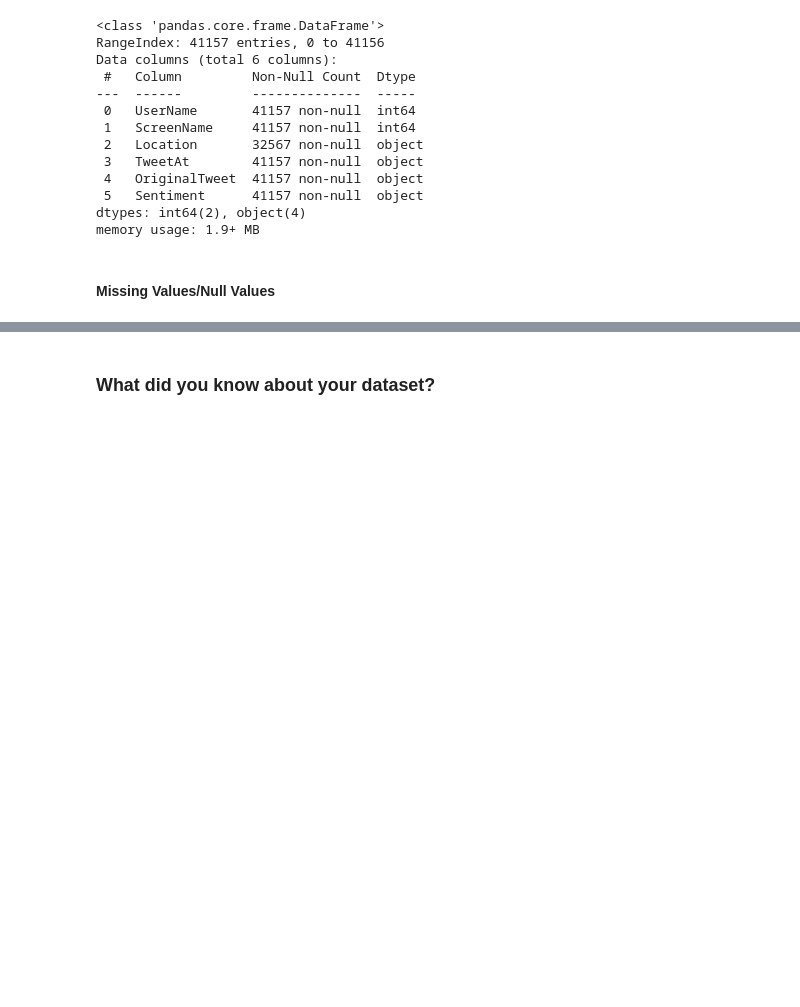
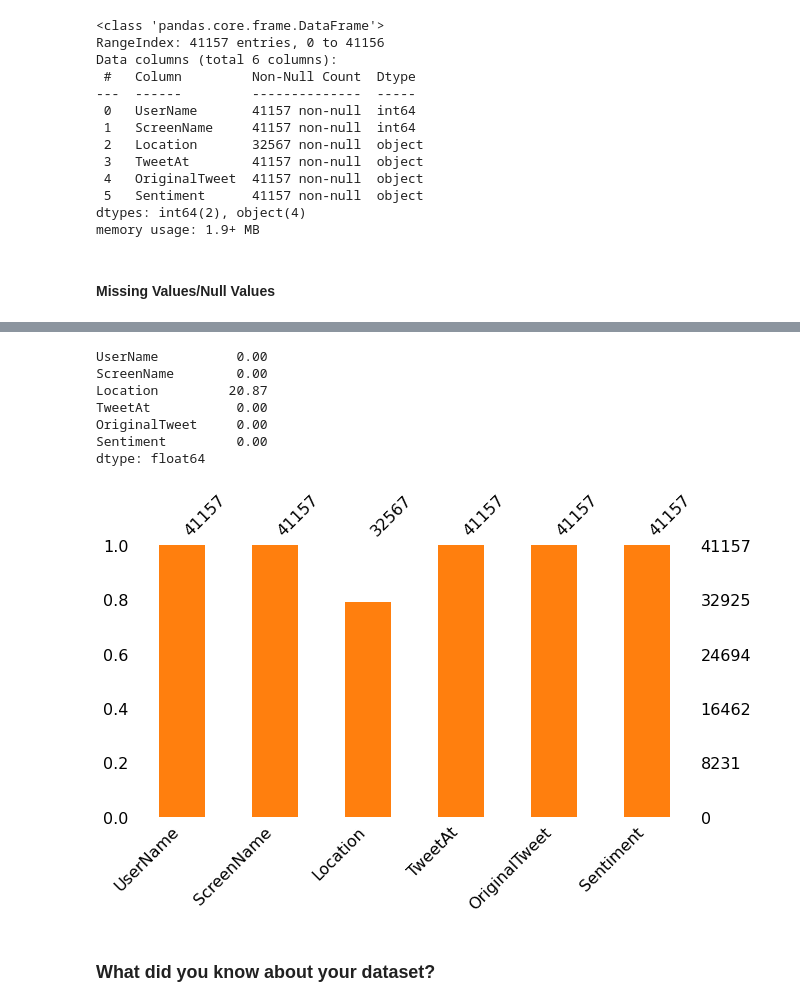
Before and after one commit to makdatascience/Coronavirus_tweets_sentiment_analysis, a Jupyter notebook: Coronavirus_tweets_sentiment_analysis.ipynb, the cells around one changed output, grey strips where cells are left out. Drawn from its saved outputs; the diff is of its cells as text; code cells hidden in the pictures; blank space fills up the shorter version.

```diff
--- a/Coronavirus_tweets_sentiment_analysis.ipynb
+++ b/Coronavirus_tweets_sentiment_analysis.ipynb
@@ -121,7 +121,7 @@ Mounted at /content/drive
 ### Dataset First View
 # %%
 # Dataset First Look
-tweet = pd.read_csv("/content/drive/MyDrive/Colab Notebooks/Capstone projects/Capstone Project_3_Supervised_ML_Class/Coronavirus Tweets.csv",encoding='ISO-8859-1')
+tweet = pd.read_csv("/content/drive/MyDrive/AlmaBetter/Capstone_Project_3/Coronavirus Tweets.csv",encoding='ISO-8859-1')
 # %% [markdown]
 ### Dataset Rows & Columns count
 # %%
@@ -191,3 +201,15 @@ memory usage: 1.9+ MB
+# %%
+msno.bar(tweet,figsize=(10,5), color="tab:orange");
+print(np.round(tweet.isnull().mean(), 4)*100)
+# %% [output]
+UserName          0.00
+ScreenName        0.00
+Location         20.87
+TweetAt           0.00
+OriginalTweet     0.00
+Sentiment         0.00
+dtype: float64
+[figure, added]
 # %% [markdown]
 ### What did you know about your dataset?
 # %% [markdown]
```
Also changed, not shown: parts of 16 cells of this notebook.
